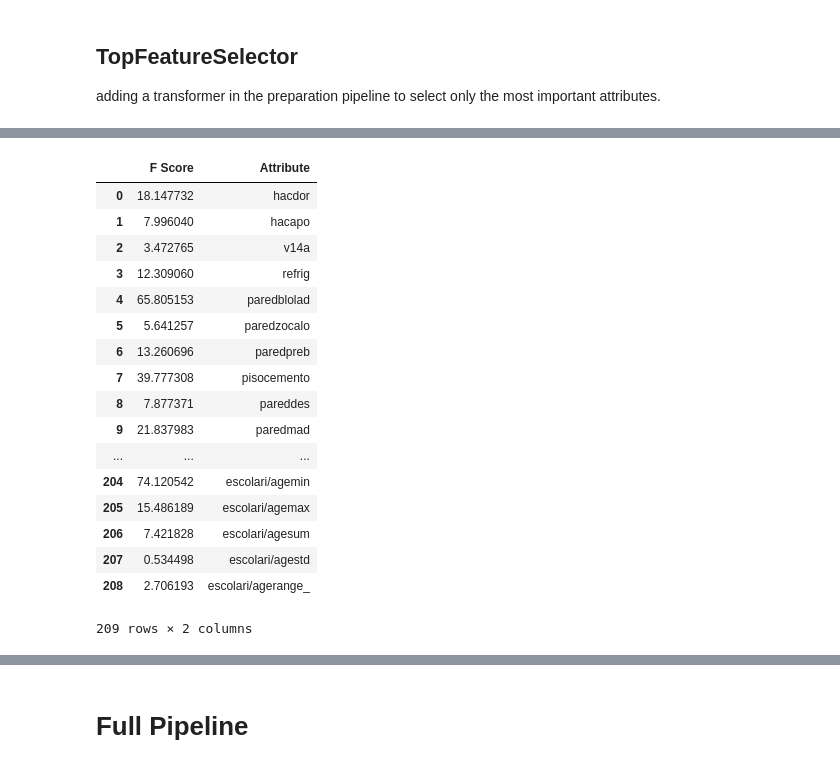
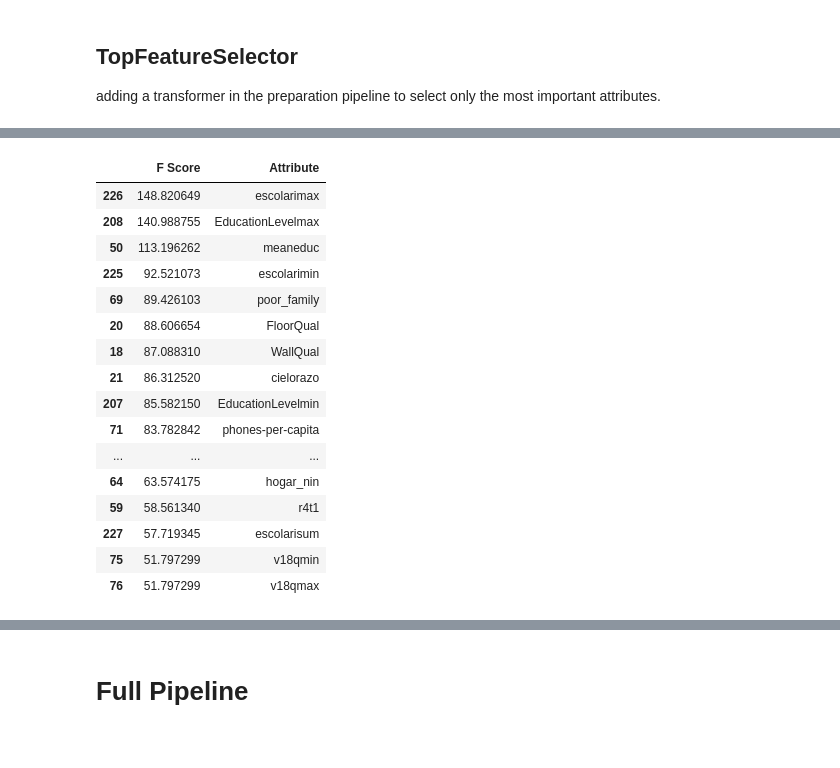
Before and after one commit to athakre/AML-, a Jupyter notebook: CostaRicaPovertyLevelPrediction.ipynb, the cells around one changed output, grey strips where cells are left out. Drawn from its saved outputs; the diff is of its cells as text; code cells hidden in the pictures.

```diff
--- a/CostaRicaPovertyLevelPrediction.ipynb
+++ b/CostaRicaPovertyLevelPrediction.ipynb
@@ -2101,0 +2107,2 @@ X_train.head()
+# %%
+imputer.fit(X_train)
@@ -2101,0 +2111,2 @@ X_train.head()
+# %%
+X = imputer.transform(X_train)
@@ -2101,0 +2117,3 @@ X_train.head()
+# %%
+X_fea = pd.DataFrame(X, columns=X_train.columns,
+                          index = list(X_train.index.values))
@@ -2102,6 +2130,6 @@ X_train.head()
 # %%
-df = tr
-df["target"] = y_train
+df = X_fea
+#df["target"] = y_train
 k=10
 per_feat = select_kbest_clf(df, 'target', k)
 # %% [output]
@@ -2135,23 +2163,22 @@ print(np.linalg.norm(y_train))
 # %%
 feature_importances = per_feat[["F Score", "Attribute"]] #Order of appearence in dataframe
 feature_importances_sorted = per_feat_sorted[["F Score", "Attribute"]] #Order of appearence in dataframe
-feature_importances
+feature_importances_sorted[:20]
 # %% [output]
 |  | F Score | Attribute |
-| 0 | 18.147732 | hacdor |
-| 1 | 7.996040 | hacapo |
-| 2 | 3.472765 | v14a |
-| 3 | 12.309060 | refrig |
-| 4 | 65.805153 | paredblolad |
-| 5 | 5.641257 | paredzocalo |
-| 6 | 13.260696 | paredpreb |
-| 7 | 39.777308 | pisocemento |
-| 8 | 7.877371 | pareddes |
-| 9 | 21.837983 | paredmad |
+| 226 | 148.820649 | escolarimax |
+| 208 | 140.988755 | EducationLevelmax |
+| 50 | 113.196262 | meaneduc |
+| 225 | 92.521073 | escolarimin |
+| 69 | 89.426103 | poor_family |
+| 20 | 88.606654 | FloorQual |
+| 18 | 87.088310 | WallQual |
+| 21 | 86.312520 | cielorazo |
+| 207 | 85.582150 | EducationLevelmin |
+| 71 | 83.782842 | phones-per-capita |
 | ... | ... | ... |
-| 204 | 74.120542 | escolari/agemin |
-| 205 | 15.486189 | escolari/agemax |
-| 206 | 7.421828 | escolari/agesum |
-| 207 | 0.534498 | escolari/agestd |
-| 208 | 2.706193 | escolari/agerange_ |
+| 64 | 63.574175 | hogar_nin |
+| 59 | 58.561340 | r4t1 |
+| 227 | 57.719345 | escolarisum |
+| 75 | 51.797299 | v18qmin |
+| 76 | 51.797299 | v18qmax |
-209 rows × 2 columns
```
Also changed, not shown: parts of 28 cells of this notebook.
